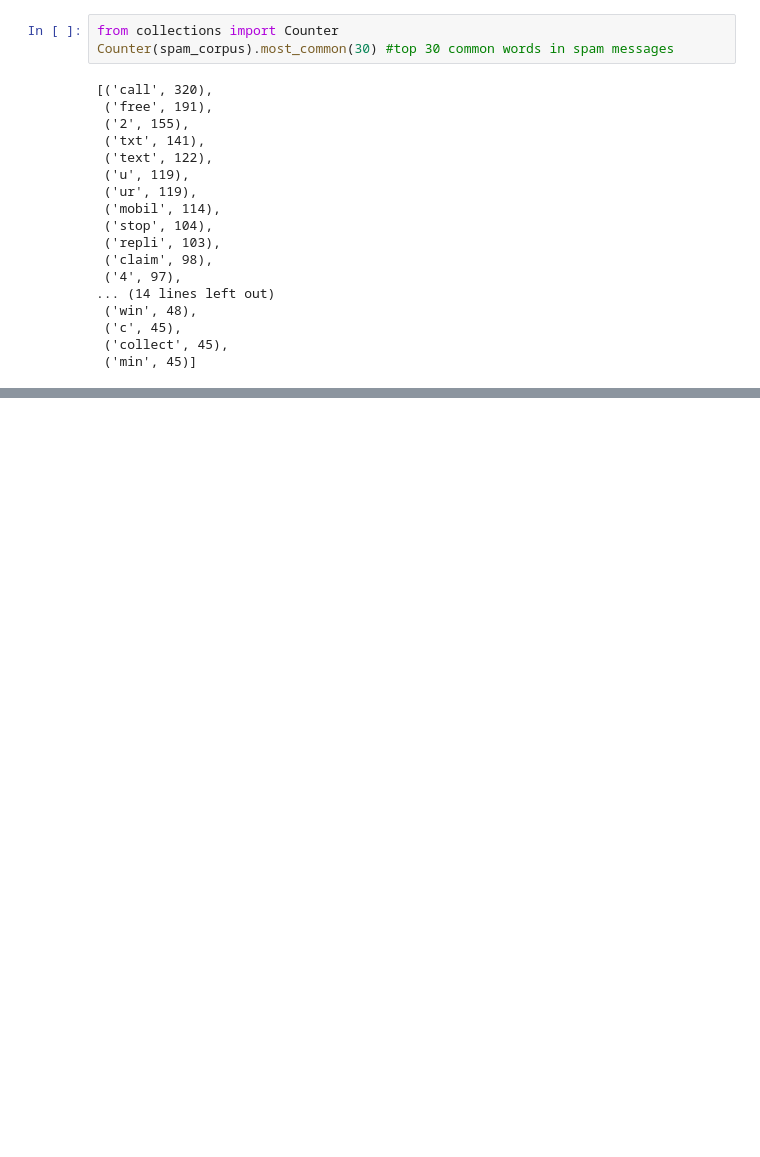
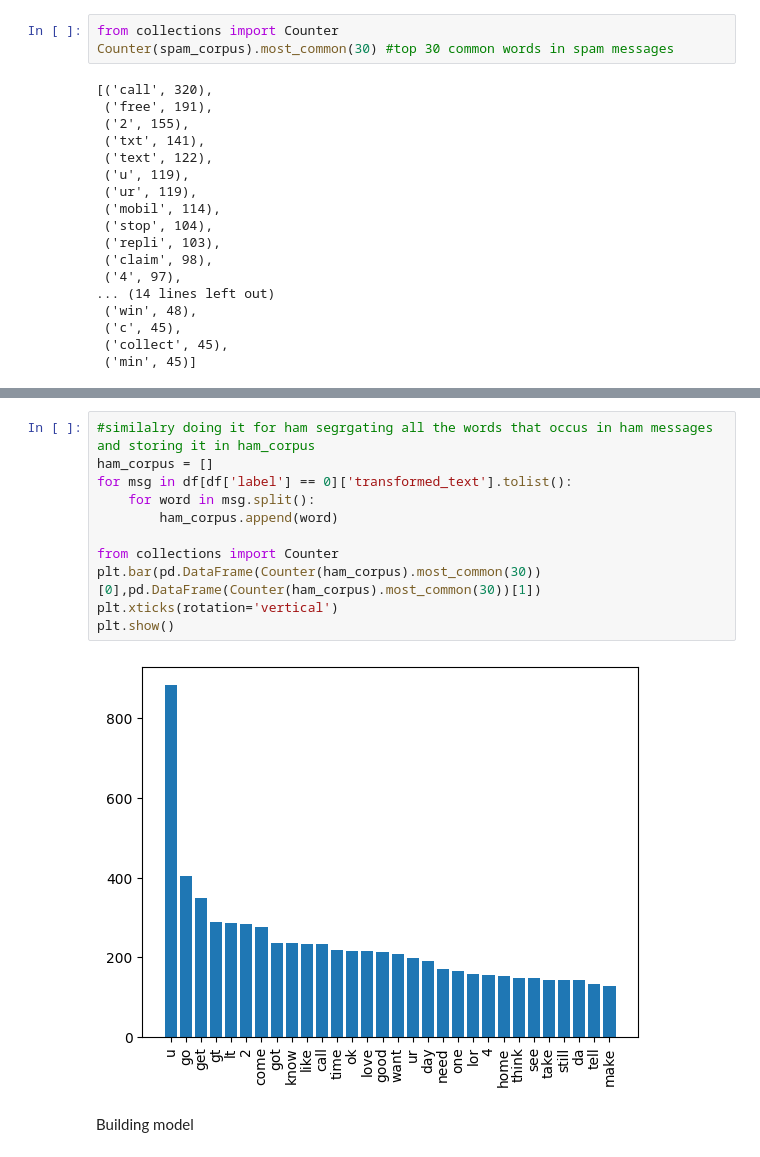
Before and after one commit to Bhaveshsingh9999/spamclassfier, a Jupyter notebook: SPAM.ipynb, the cells around one changed output, grey strips where cells are left out. Cells and saved outputs as stored; diff of their text form; blank space fills up the shorter version.

```diff
--- a/SPAM.ipynb
+++ b/SPAM.ipynb
@@ -225,0 +234,15 @@ Counter(spam_corpus).most_common(30) #top 30 common words in spam messages
+# %%
+#similalry doing it for ham segrgating all the words that occus in ham messages and storing it in ham_corpus
+ham_corpus = []
+for msg in df[df['label'] == 0]['transformed_text'].tolist():
+    for word in msg.split():
+        ham_corpus.append(word)
+
+from collections import Counter
+plt.bar(pd.DataFrame(Counter(ham_corpus).most_common(30))[0],pd.DataFrame(Counter(ham_corpus).most_common(30))[1])
+plt.xticks(rotation='vertical')
+plt.show()
+# %% [output]
+[figure, added]
+# %% [markdown]
+Building model
```
Also changed, not shown: parts of 13 cells of this notebook.
